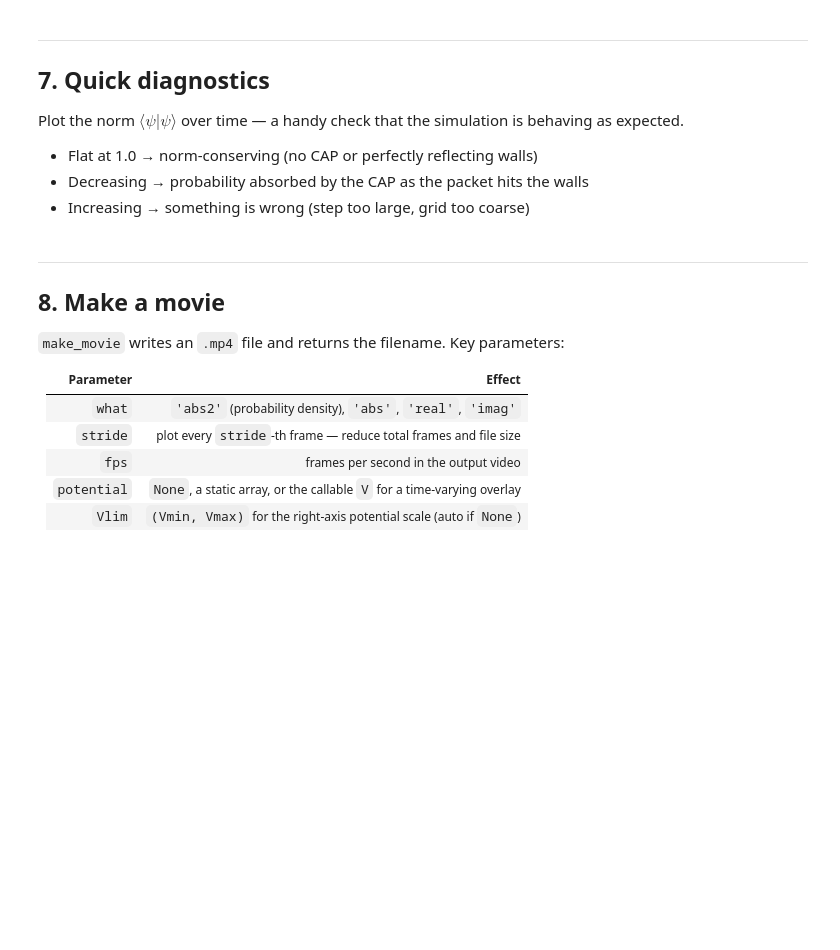
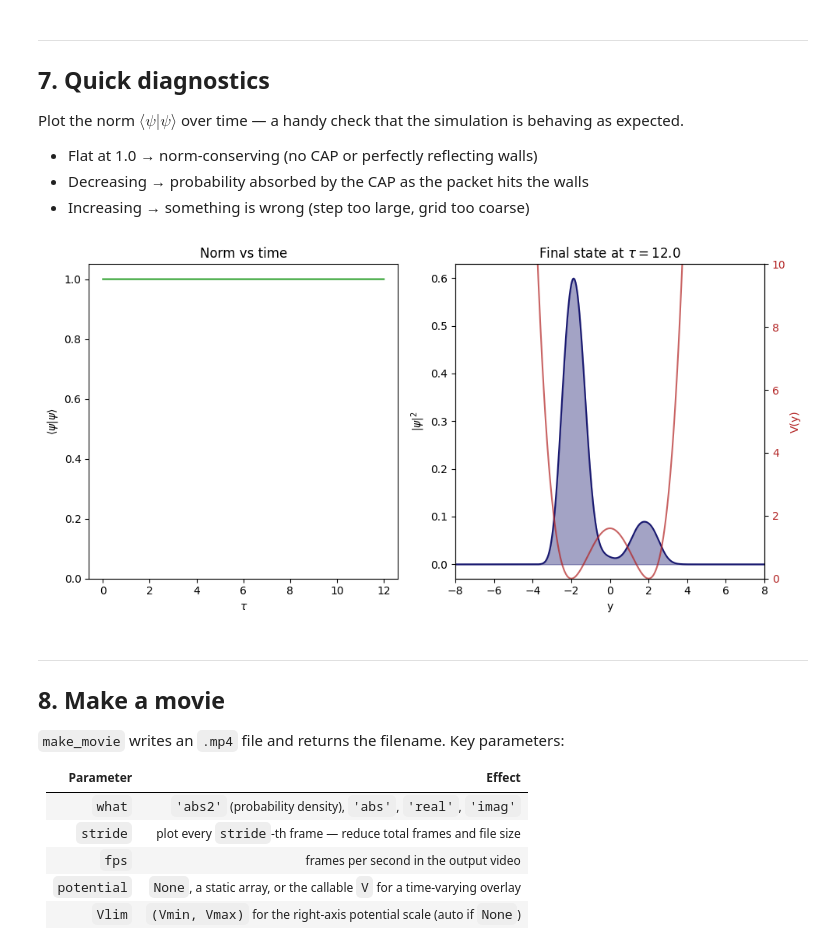
Before and after one commit to andrew-zentner/1dquantum, a Jupyter notebook: SchrodingerPlayground.ipynb, the cells around one changed output. Saved outputs shown, nothing was run; the diff lists cells and outputs as text; code cells hidden in the pictures; blank space fills up the shorter version.

```diff
--- a/SchrodingerPlayground.ipynb
+++ b/SchrodingerPlayground.ipynb
@@ -254,13 +321,13 @@ solver to pre-compute all phase factors once — a big speed-up for static poten
 print('Running simulation ...')
 
 psi_t, diag = split_step_propagate(
-    psi0,
-    V,
+    psi0,                      # initial state
+    V,                         # potential
     tau,
     grid,
     return_all=True,           # store every time step (needed for the movie)
     time_independent=True,     # V is time-independent → pre-compute phases
-    cap=cap_arr,               # absorbing boundaries (None to disable)
+    cap=None,                  # absorbing boundaries (None to disable)
 )
 
 # psi_t has shape (Nt, N)  — the full wavefunction history
@@ -280,33 +351,37 @@ simulation is behaving as expected.
 - Decreasing → probability absorbed by the CAP as the packet hits the walls
 - Increasing → something is wrong (step too large, grid too coarse)
 # %%
-fig, axes = plt.subplots(1, 2, figsize=(12, 3.5))
+fig, axes = plt.subplots(1, 2, figsize=(10.0,5.0))
 
 # --- Norm vs time ---
 axes[0].plot(diag['tau'], diag['norm'], lw=1.5, color='tab:green')
 axes[0].set_xlabel(r'$\tau$')
 axes[0].set_ylabel(r'$\langle\psi|\psi\rangle$')
 axes[0].set_title('Norm vs time')
-axes[0].set_ylim(0, 1.05)
+axes[0].set_ylim(0.0, 1.05)
 
 # --- Snapshot at final time ---
-axes[1].fill_between(grid.y, np.abs(psi_t[-1])**2, alpha=0.4, color='tab:blue')
-axes[1].plot(grid.y, np.abs(psi_t[-1])**2, color='tab:blue', lw=1.5,
+axes[1].fill_between(grid.y, np.abs(psi_t[-1])**2, alpha=0.4, color='midnightblue')
+axes[1].plot(grid.y, np.abs(psi_t[-1])**2, color='midnightblue', lw=1.5,
              label=r'$|\psi(\tau=T)|^2$')
 
 # Overlay the potential on a second y-axis
 ax2 = axes[1].twinx()
-ax2.plot(grid.y, V(grid.y, 0.0), color='tab:orange', lw=1.5, alpha=0.7, label='V(y)')
-ax2.set_ylabel('V(y)', color='tab:orange')
-ax2.tick_params(axis='y', labelcolor='tab:orange')
+ax2.plot(grid.y, V(grid.y, diag['tau'][-1]), color='firebrick', lw=1.5, alpha=0.7, label='V(y)')
+ax2.set_ylabel('V(y)', color='firebrick')
+ax2.tick_params(axis='y', labelcolor='firebrick')
+ax2.set_ylim(0.0,10.0)
 
 axes[1].set_xlabel('y')
 axes[1].set_ylabel(r'$|\psi|^2$')
 axes[1].set_title(f'Final state at $\\tau = {tau[-1]:.1f}$')
-axes[1].set_xlim(-y_max, y_max)
+axes[1].set_xlim(-8.0,8.0)
+#axes[1].set_xlim(-y_max, y_max)
 
 plt.tight_layout()
 plt.show()
+# %% [output]
+[figure, added]
 # %% [markdown]
 ---
 ## 8. Make a movie
```
Also changed, not shown: parts of 8 cells of this notebook, 7 other files.
